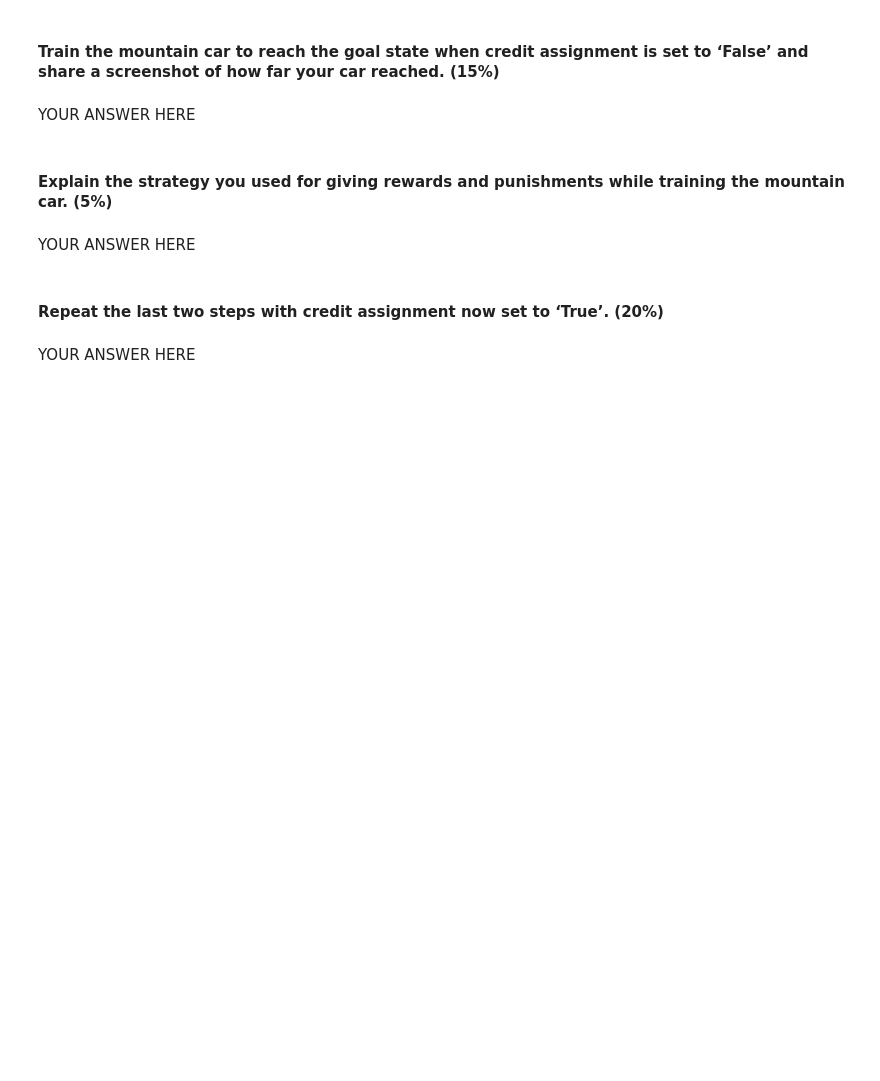
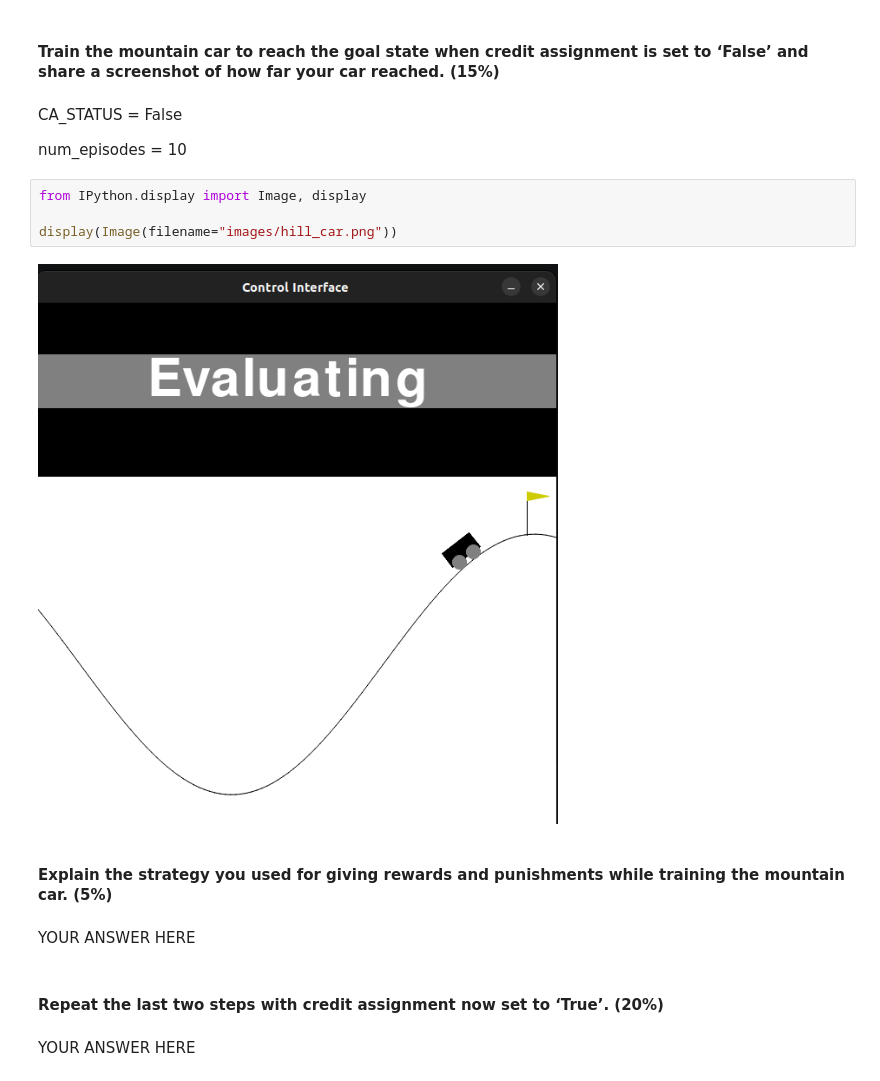
Before and after one commit to kamrankhowaja/HCIR, a Jupyter notebook: Assignment_4/WS4.ipynb, the cells around one changed output. Drawn from its saved outputs; the diff is of its cells as text; blank space fills up the shorter version.

```diff
--- a/Assignment_4/WS4.ipynb
+++ b/Assignment_4/WS4.ipynb
@@ -97,7 +111,15 @@ YOUR ANSWER HERE
 # %% [markdown]
 #### Train the mountain car to reach the goal state when credit assignment is set to ‘False’ and share a screenshot of how far your car reached. (15%)
 # %% [markdown]
-YOUR ANSWER HERE
+CA_STATUS = False
+
+num_episodes = 10
+# %%
+from IPython.display import Image, display
+
+display(Image(filename="images/hill_car.png"))
+# %% [output]
+[figure, added]
 # %% [markdown]
 #### Explain the strategy you used for giving rewards and punishments while training the mountain car. (5%)
 # %% [markdown]
```
Also changed, not shown: parts of 1 cell of this notebook, 2 other files.
